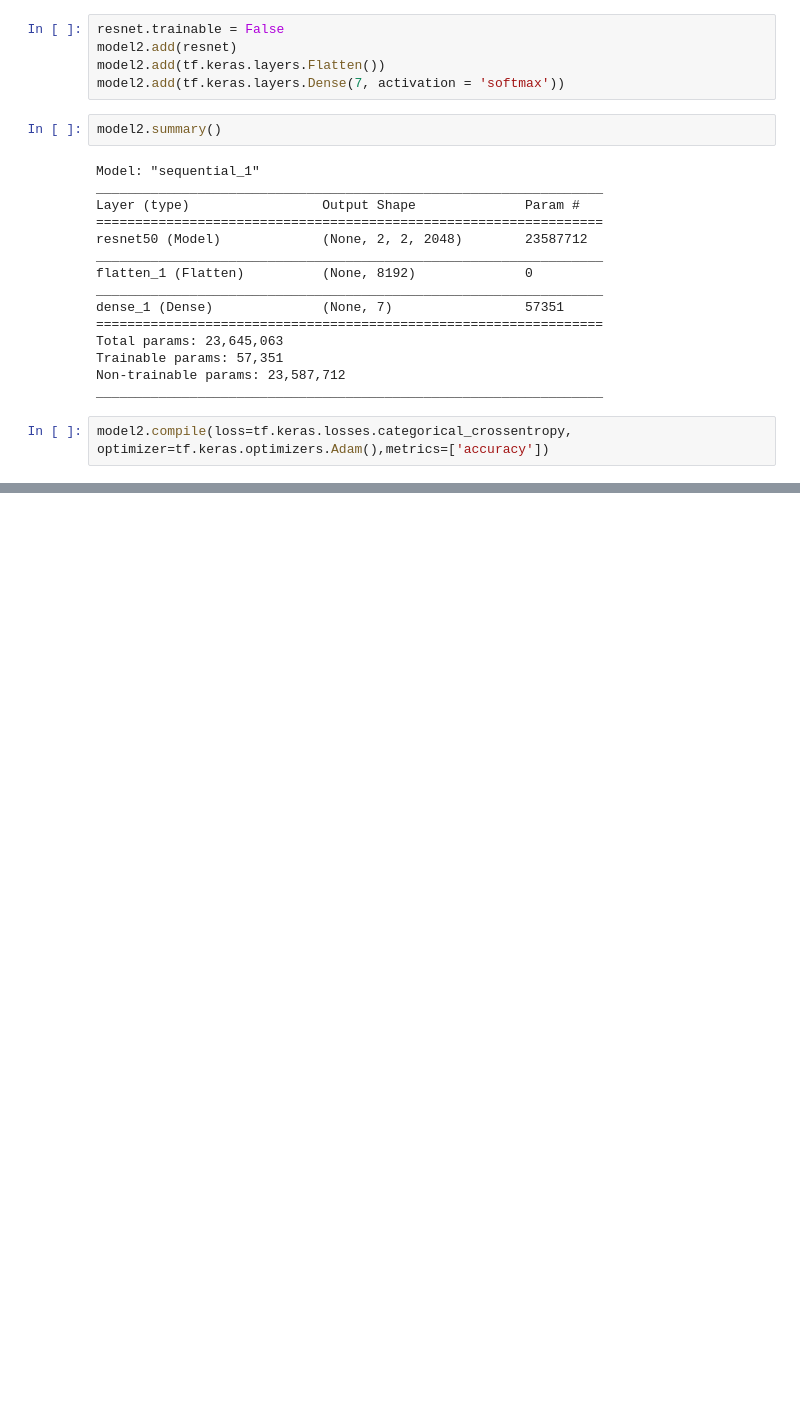
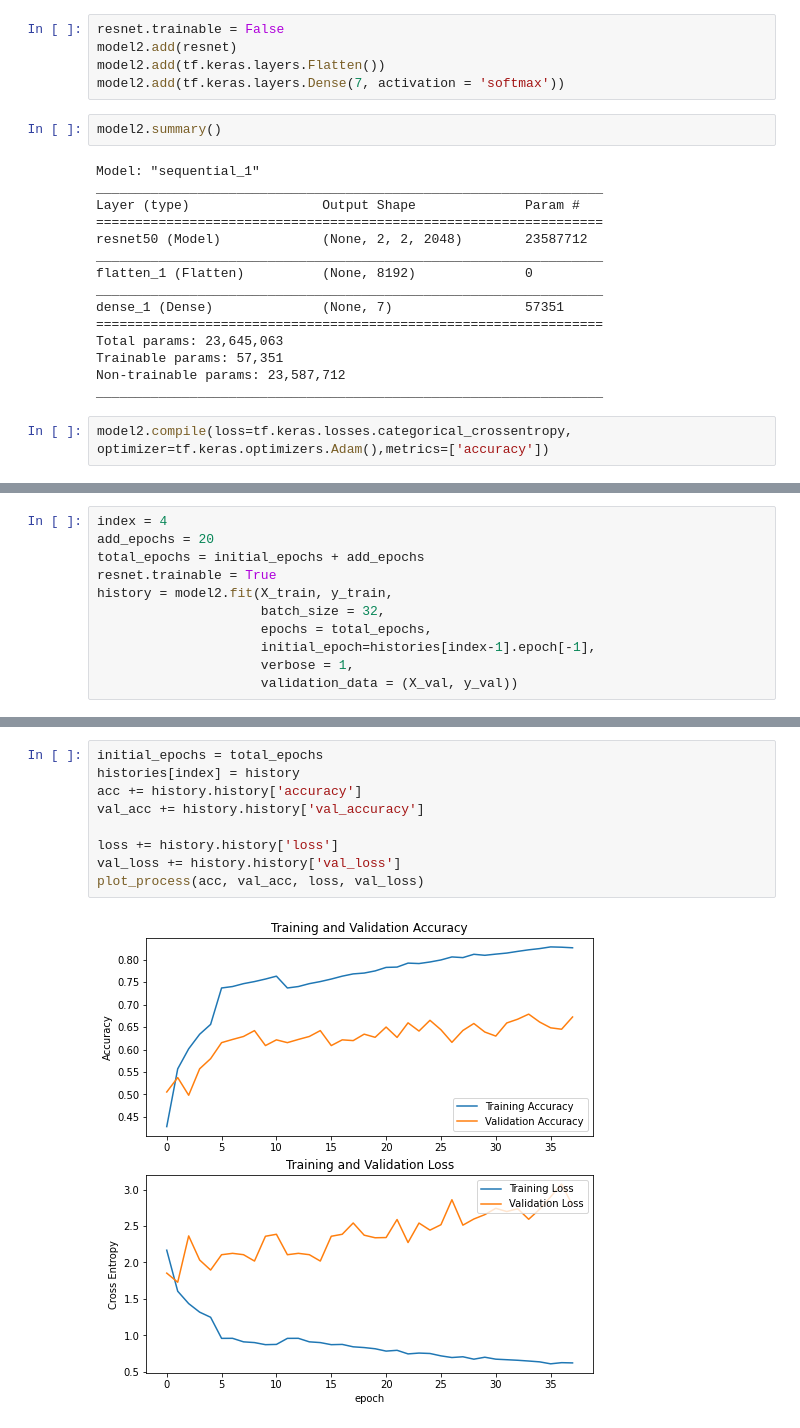
Before and after one commit to Dingdong-LIU/comp4471-project, a Jupyter notebook: Untitled1.ipynb, the cells around one changed output, grey strips where cells are left out. Cells and saved outputs as stored; diff of their text form; blank space fills up the shorter version.

```diff
--- a/Untitled1.ipynb
+++ b/Untitled1.ipynb
@@ -268,0 +386,11 @@ KeyboardInterrupt:
+# %%
+index = 4
+add_epochs = 20
+total_epochs = initial_epochs + add_epochs
+resnet.trainable = True
+history = model2.fit(X_train, y_train,
+                     batch_size = 32,
+                     epochs = total_epochs,
+                     initial_epoch=histories[index-1].epoch[-1],
+                     verbose = 1,
+                     validation_data = (X_val, y_val))
@@ -268,0 +415,11 @@ KeyboardInterrupt:
+# %%
+initial_epochs = total_epochs
+histories[index] = history
+acc += history.history['accuracy']
+val_acc += history.history['val_accuracy']
+
+loss += history.history['loss']
+val_loss += history.history['val_loss']
+plot_process(acc, val_acc, loss, val_loss)
+# %% [output]
+[figure, added]
```
Also changed, not shown: parts of 18 cells of this notebook, 2 other files.
